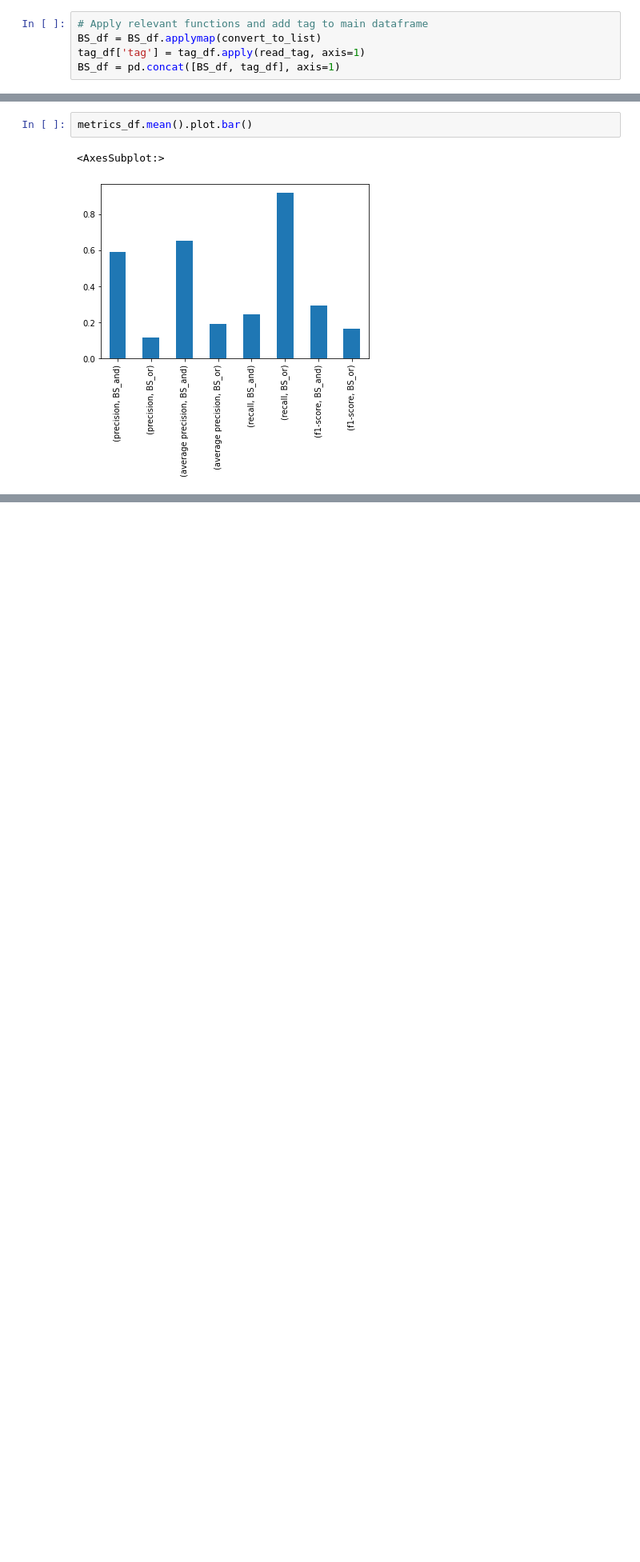
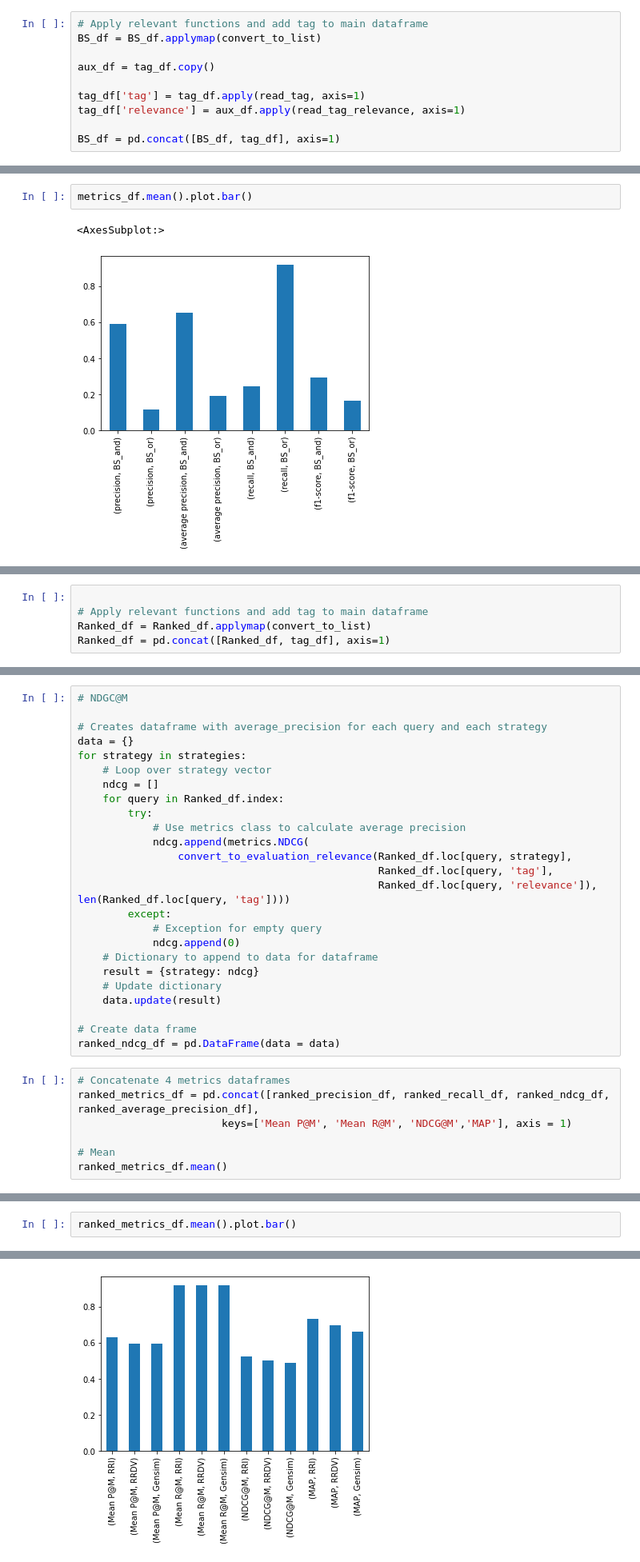
Before and after one commit to ISIS4221-JCN/HW01, a Jupyter notebook: HW01_Results.ipynb, the cells around one changed output, grey strips where cells are left out. Shown at 80% size. Saved outputs shown, nothing was run; the diff lists cells and outputs as text; blank space fills up the shorter version.

```diff
--- a/HW01_Results.ipynb
+++ b/HW01_Results.ipynb
@@ -103,7 +145,12 @@ def get_f1_score(param, strategy):
 # %%
 # Apply relevant functions and add tag to main dataframe
 BS_df = BS_df.applymap(convert_to_list)
+
+aux_df = tag_df.copy()
+
 tag_df['tag'] = tag_df.apply(read_tag, axis=1)
+tag_df['relevance'] = aux_df.apply(read_tag_relevance, axis=1)
+
 BS_df = pd.concat([BS_df, tag_df], axis=1)
 # %%
 # Strategy vector
@@ -195,0 +260,5 @@ metrics_df.mean().plot.bar()
+# %%
+
+# Apply relevant functions and add tag to main dataframe
+Ranked_df = Ranked_df.applymap(convert_to_list)
+Ranked_df = pd.concat([Ranked_df, tag_df], axis=1)
@@ -195,0 +339,32 @@ metrics_df.mean().plot.bar()
+# %%
+# NDGC@M
+
+# Creates dataframe with average_precision for each query and each strategy
+data = {}
+for strategy in strategies:
+    # Loop over strategy vector
+    ndcg = []
+    for query in Ranked_df.index:
+        try:
+            # Use metrics class to calculate average precision
+            ndcg.append(metrics.NDCG(
+                convert_to_evaluation_relevance(Ranked_df.loc[query, strategy],
+                                                Ranked_df.loc[query, 'tag'],
+                                                Ranked_df.loc[query, 'relevance']), len(Ranked_df.loc[query, 'tag'])))
+        except:
+            # Exception for empty query
+            ndcg.append(0)
+    # Dictionary to append to data for dataframe
+    result = {strategy: ndcg}
+    # Update dictionary
+    data.update(result)
+
+# Create data frame
+ranked_ndcg_df = pd.DataFrame(data = data)
+# %%
+# Concatenate 4 metrics dataframes
+ranked_metrics_df = pd.concat([ranked_precision_df, ranked_recall_df, ranked_ndcg_df, ranked_average_precision_df],
+                       keys=['Mean P@M', 'Mean R@M', 'NDCG@M','MAP'], axis = 1)
+
+# Mean
+ranked_metrics_df.mean()
@@ -195,0 +385,3 @@ metrics_df.mean().plot.bar()
+# %%
+ranked_metrics_df.mean().plot.bar()
+# %% [output]
@@ -195,0 +389 @@ metrics_df.mean().plot.bar()
+[figure, added]
```
Also changed, not shown: parts of 9 cells of this notebook.
